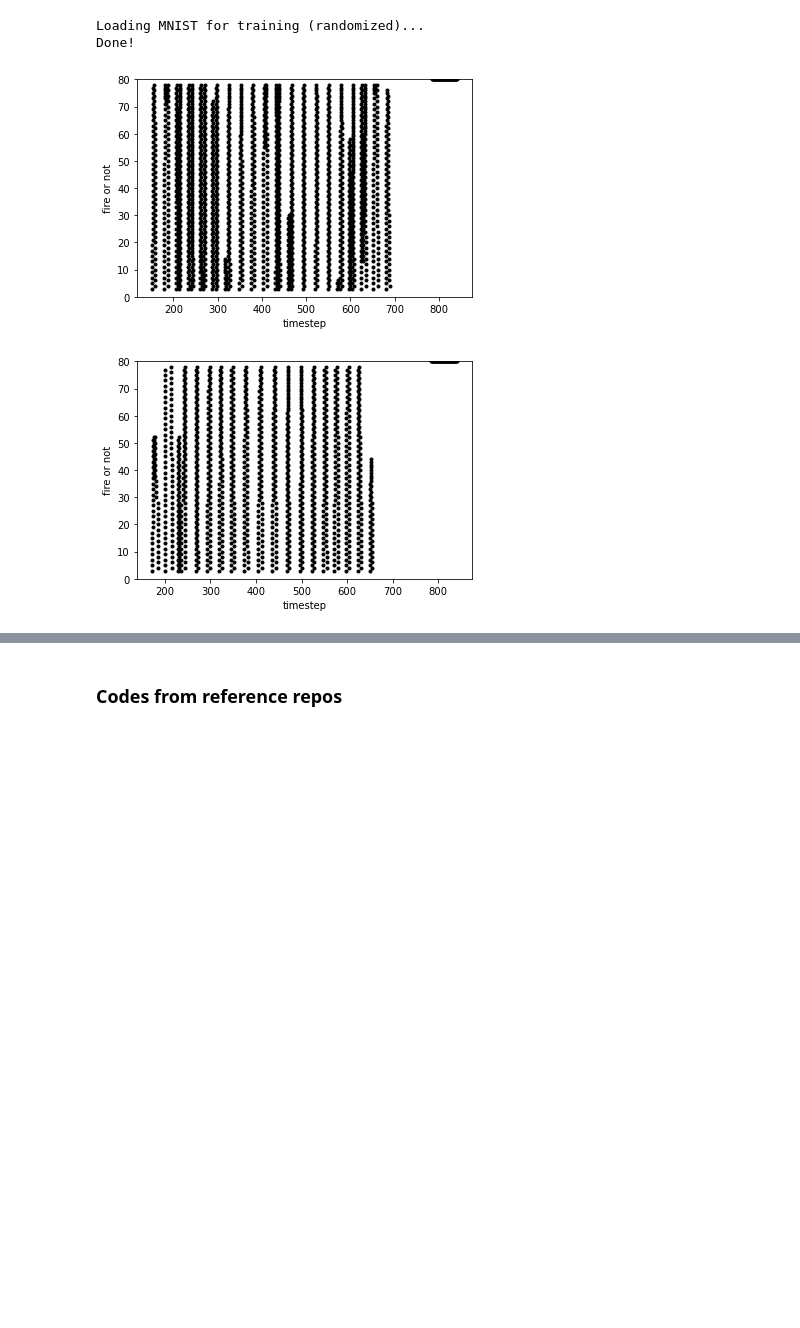
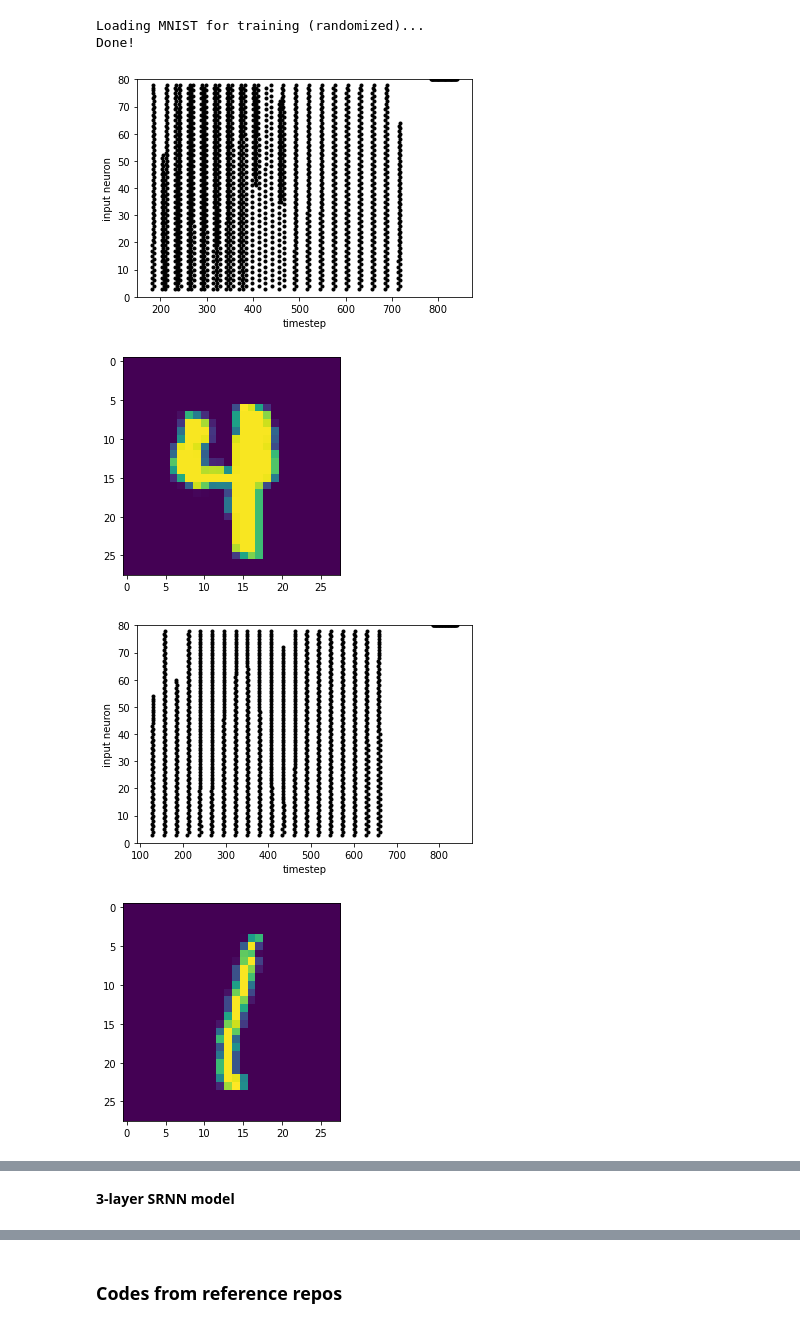
Before and after one commit to ChrizZhuang/Adaptive_SRNN_memtransistor, a Jupyter notebook: SRNN_develop.ipynb, the cells around one changed output, grey strips where cells are left out. Saved outputs shown, nothing was run; the diff lists cells and outputs as text; code cells hidden in the pictures; blank space fills up the shorter version.

```diff
--- a/SRNN_develop.ipynb
+++ b/SRNN_develop.ipynb
@@ -1317,8 +1178,8 @@ def image_process_pipeline(mnist_directory, training_size):
 # %%
 # will take a long time if full training set is loaded
-spike_trains_training_set = image_process_pipeline(\
+spike_trains_training_set, training_set = image_process_pipeline(\
     mnist_directory='D:\Chris\Chris projects\SNN_memtransistors\mnist.pkl.gz', \
-    training_size=3)
+    training_size=5)
 
 # len(spike_trains_training_set) = number of training images
 # len(spike_trains_training_set[i]) = 840
@@ -1346,22 +1207,15 @@ def visualize_spike_train(image_spike):
 
     plt.ylim(0, 80)
     plt.xlabel('timestep')
-    plt.ylabel('fire or not')
+    plt.ylabel('input neuron')
     plt.show()
-
-
-    #plt.figure()
-    #plt.imshow(image.reshape(28, 28))
-    #plt.show()
-# %%
-i = 1
-visualize_spike_train(spike_trains_training_set[i])
-# problem in spike_trains_training_set[i]
-# assert(spike_trains_training_set[i].reshape(80, 840) == spike_trains_training_set[j].reshape(80, 840)).all() = True
-# %% [output]
-[figure, removed]
-# %%
-i = 2
-visualize_spike_train(spike_trains_training_set[i])
-# %% [output]
-[figure, removed]
+# %%
+for i in range(5):
+    visualize_spike_train(spike_trains_training_set[i])
+    plt.imshow(training_set[i].reshape(28,28))
+    plt.show()
+# %% [output]
+[figure, added]
+[figure, added]
+[figure, added]
+[figure, added]
@@ -1367,0 +1228,2 @@ visualize_spike_train(spike_trains_training_set[i])
+# %% [markdown]
+**3-layer SRNN model**
```
Also changed, not shown: parts of 8 cells of this notebook.
